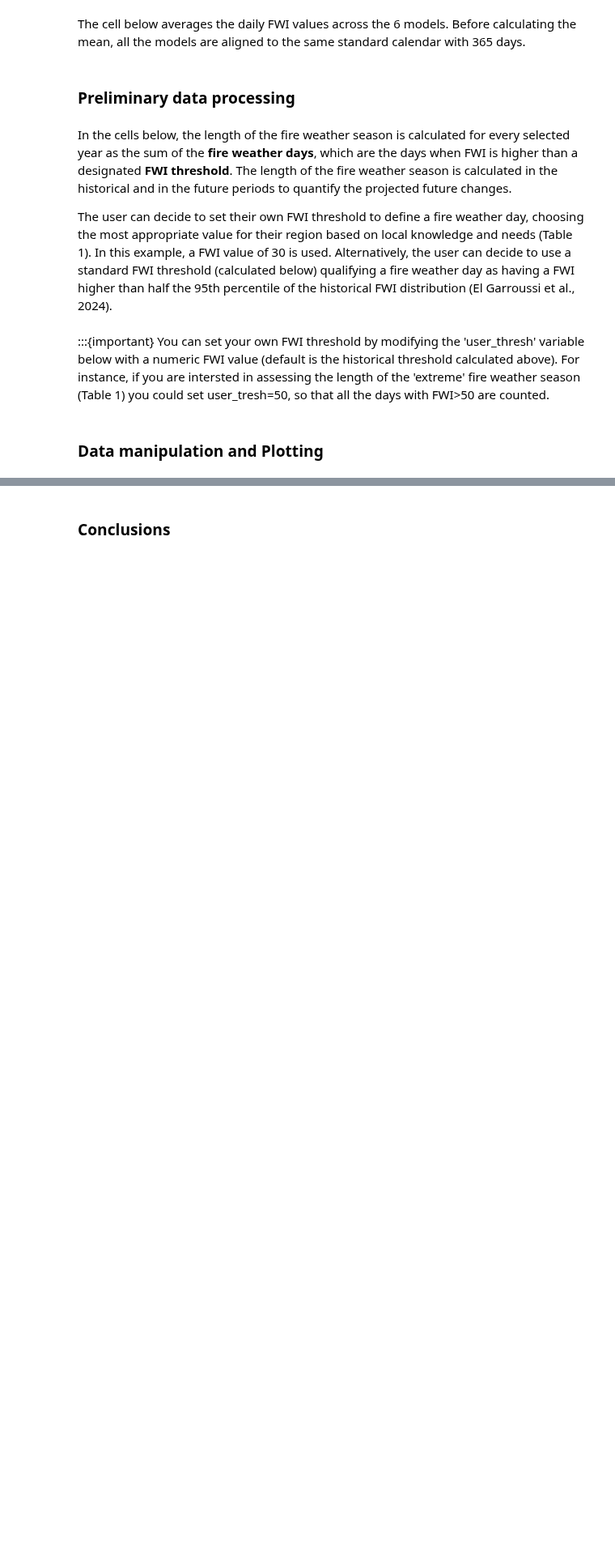
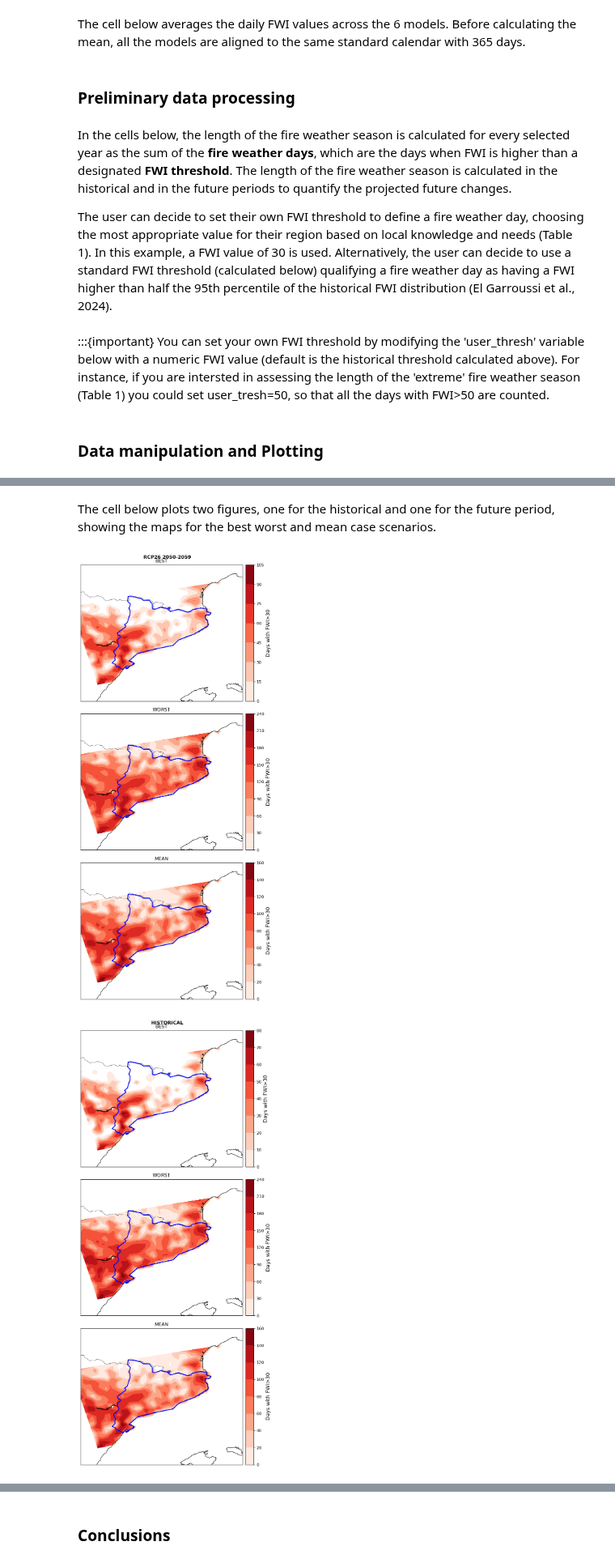
Before and after one commit to CLIMAAX/FIRE, a Jupyter notebook: 02_wildfire_FWI/FWI_Hazard_Assessment.ipynb, the cells around one changed output, grey strips where cells are left out. Shown at 81% size. Saved outputs shown, nothing was run; the diff lists cells and outputs as text; code cells hidden in the pictures; blank space fills up the shorter version.

```diff
--- a/02_wildfire_FWI/FWI_Hazard_Assessment.ipynb
+++ b/02_wildfire_FWI/FWI_Hazard_Assessment.ipynb
@@ -490,5 +489,7 @@ hist=[]
 for model in hist_arrays:
     hist.append(model.convert_calendar('noleap',align_on='date'))
 
-#calculate historical daily mean FWI across models
-mean_hist = xr.concat(hist,dim='model').mean(dim='model',skipna=True)
+#align the calendar of models in the future period
+fut=[]
+for model in fut_arrays:
+    fut.append(model.convert_calendar('noleap',align_on='date'))
@@ -667 +527,72 @@ plt.show()
+# %%
+#Calculate the inter-model and inter-annual mean
+count_fut_m=count_fut.mean(dim=('model','year'))
+count_hist_m=count_hist.mean(dim=('model','year'))
+# %%
+#Calculate the worst and best case scenarios for the future
+worst_fut=count_fut_m+1.96*count_fut.std(dim=('model','year'))
+best_fut=np.where(count_fut_m-1.96*count_fut.std(dim=('model','year'))<0,0,
+                  count_fut_m-1.96*count_fut.std(dim=('model','year')))
+# %%
+#Calculate the worst and best case scenarios for the historical period
+worst_hist=count_hist_m+1.96*count_hist.std(dim=('model','year'))
+best_hist=np.where(count_hist_m-1.96*count_hist.std(dim=('model','year'))<0,0,
+                  count_hist_m-1.96*count_hist.std(dim=('model','year')))
+# %% [markdown]
+The cell below plots two figures, one for the historical and one for the future period, showing the maps for the best worst and mean case scenarios.
+# %%
+#Set plotting parameters
+zoom=0.5
+levels=np.arange(-1,2)
+fut_scens=[best_fut,worst_fut,count_fut_m]
+hist_scens=[best_hist,worst_hist,count_hist_m]
+scens=['BEST','WORST','MEAN']
+
+#define the longitude and latitude coordinates
+lon_plot=mean_hist['lon'].to_numpy()
+lat_plot=mean_hist['lat'][:].to_numpy()
+
+#plotting loop
+fig=plt.figure(figsize=(9,16))
+for i in np.arange(3):
+    fig.add_subplot(3,1,i+1)
+    map_FWI =Basemap(
+               resolution='i',
+               llcrnrlat=bbox[1]-zoom, urcrnrlat=bbox[3]+zoom,
+               llcrnrlon=bbox[0]-zoom, urcrnrlon=bbox[2]+zoom,
+               lon_0=bbox[1],lat_0=bbox[0])
+    map_FWI.drawcoastlines()
+    map_FWI.drawcountries()
+    map_FWI.contourf(lon_plot,lat_plot,fut_scens[i],cmap='Reds')#,norm=w_norm,zorder=1)
+    map_FWI.colorbar().set_label('Days with FWI>'+str(np.round(user_thresh,0)),fontsize=13)
+    map_FWI.contourf(lon_plot,lat_plot,fut_scens[i],colors='w',zorder=1,levels=levels)
+    map_FWI.readshapefile(f'{data_dir}/{nuts_name}',nuts_name,color='b',linewidth=2) #draw region boundaries from shapefile
+    plt.title(scens[i])
+plt.suptitle(rcp.upper()+' '+period[0]+'-'+period[-1],fontweight='bold') #title
+plt.tight_layout()
+plt.savefig(f'{results_dir}/'+str(nuts.iloc[0,4])+'_'+rcp+
+            '_FWI'+str(np.round(user_thresh,0))+'FUT_SPATIAL.png') #save plots in results directory
+
+fig=plt.figure(figsize=(9,16))
+for i in np.arange(3):
+    fig.add_subplot(3,1,i+1)
+    map_FWI =Basemap(
+               resolution='i',
+               llcrnrlat=bbox[1]-zoom, urcrnrlat=bbox[3]+zoom,
+               llcrnrlon=bbox[0]-zoom, urcrnrlon=bbox[2]+zoom,
+               lon_0=bbox[1],lat_0=bbox[0])
+    map_FWI.drawcoastlines()
+    map_FWI.drawcountries()
+    map_FWI.contourf(lon_plot,lat_plot,hist_scens[i],cmap='Reds')#,norm=w_norm,zorder=1)
+    map_FWI.colorbar().set_label('Days with FWI>'+str(np.round(user_thresh,0)),fontsize=13)
+    map_FWI.contourf(lon_plot,lat_plot,hist_scens[i],colors='w',zorder=1,levels=levels)
+    map_FWI.readshapefile(f'{data_dir}/{nuts_name}',nuts_name,color='b',linewidth=2) #draw region boundaries from shapefile
+    plt.title(scens[i])
+plt.suptitle('HISTORICAL',fontweight='bold') #title
+plt.tight_layout()
+plt.savefig(f'{results_dir}/'+str(nuts.iloc[0,4])+'_'+rcp+
+            '_FWI'+str(np.round(user_thresh,0))+'HIST_SPATIAL.png') #save plots in results directory
+# %% [output]
+[figure, added]
+[figure, added]
 # %% [markdown]
```
Also changed, not shown: parts of 38 cells of this notebook.
